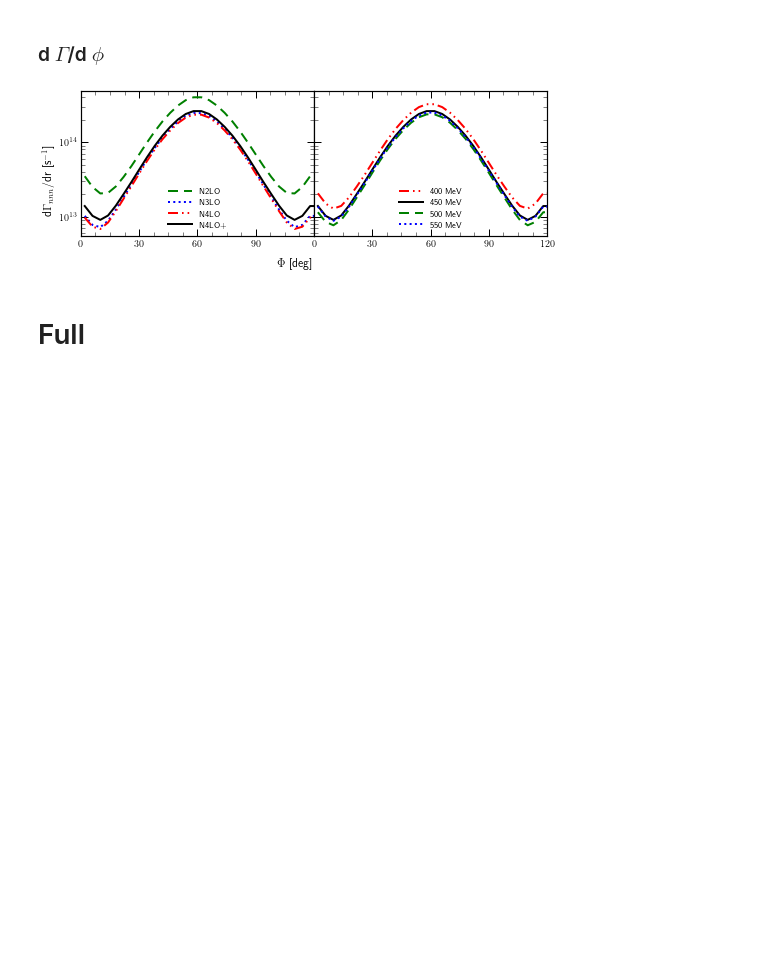
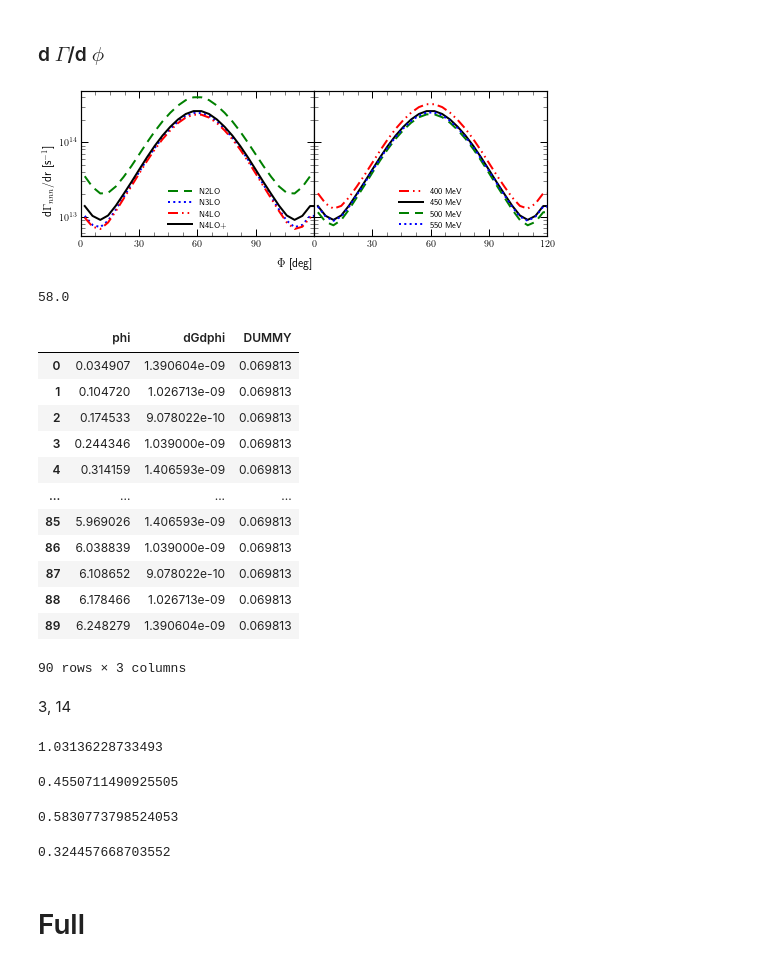
Before and after one commit to VitaliiUr/thesis, a Jupyter notebook: PlotData/PION/Dalitz_maps/figures_PION.ipynb, the cells around one changed output. Saved outputs shown, nothing was run; the diff lists cells and outputs as text; code cells hidden in the pictures; blank space fills up the shorter version.

```diff
--- a/PlotData/PION/Dalitz_maps/figures_PION.ipynb
+++ b/PlotData/PION/Dalitz_maps/figures_PION.ipynb
@@ -1270,5 +1302,43 @@ plt.savefig("./figures/3H_dGdphi.pdf", dpi=600, facecolor="white")
 plt.show()
 # %% [output]
 [figure]
+# %%
+(df_orders["N4LO+"]["phi"]*180/np.pi).loc[14]
+# %% [output]
+58.0
+# %%
+df_orders["N4LO+"]
+# %% [output]
+|  | phi | dGdphi | DUMMY |
+| 0 | 0.034907 | 1.390604e-09 | 0.069813 |
+| 1 | 0.104720 | 1.026713e-09 | 0.069813 |
+| 2 | 0.174533 | 9.078022e-10 | 0.069813 |
+| 3 | 0.244346 | 1.039000e-09 | 0.069813 |
+| 4 | 0.314159 | 1.406593e-09 | 0.069813 |
+| ... | ... | ... | ... |
+| 85 | 5.969026 | 1.406593e-09 | 0.069813 |
+| 86 | 6.038839 | 1.039000e-09 | 0.069813 |
+| 87 | 6.108652 | 9.078022e-10 | 0.069813 |
+| 88 | 6.178466 | 1.026713e-09 | 0.069813 |
+| 89 | 6.248279 | 1.390604e-09 | 0.069813 |
+90 rows × 3 columns
+# %% [markdown]
+3, 14
+# %%
+relative_diff(*[df_orders[force].loc[3, "dGdphi"]*1e22 for force in FORCES[2:]])
+# %% [output]
+1.03136228733493
+# %%
+relative_diff(*[df_cuts[cut].loc[3, "dGdphi"]*1e22 for cut in range(1,5)])
+# %% [output]
+0.4550711490925505
+# %%
+relative_diff(*[df_orders[force].loc[14, "dGdphi"]*1e22 for force in FORCES[2:]])
+# %% [output]
+0.5830773798524053
+# %%
+relative_diff(*[df_cuts[cut].loc[14, "dGdphi"]*1e22 for cut in range(1,5)])
+# %% [output]
+0.324457668703552
 # %% [markdown]
 # Full
```
Also changed, not shown: parts of 6 cells of this notebook, 4 other files.
